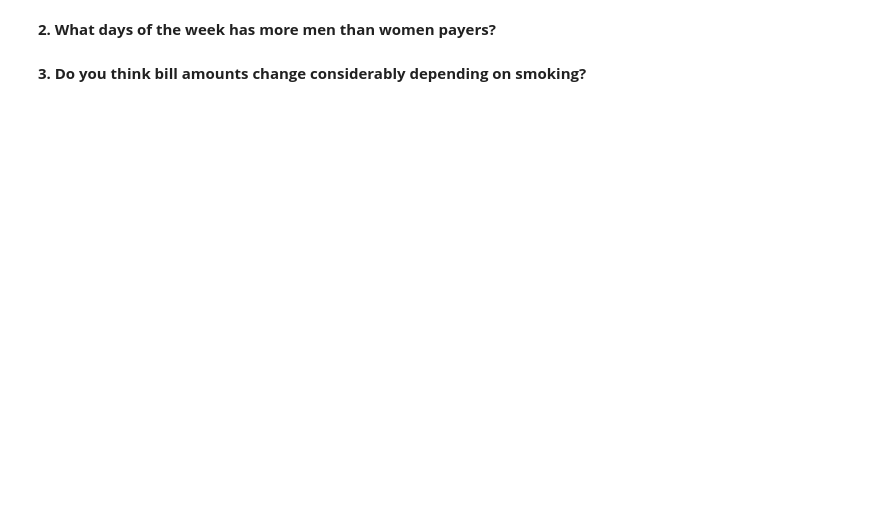
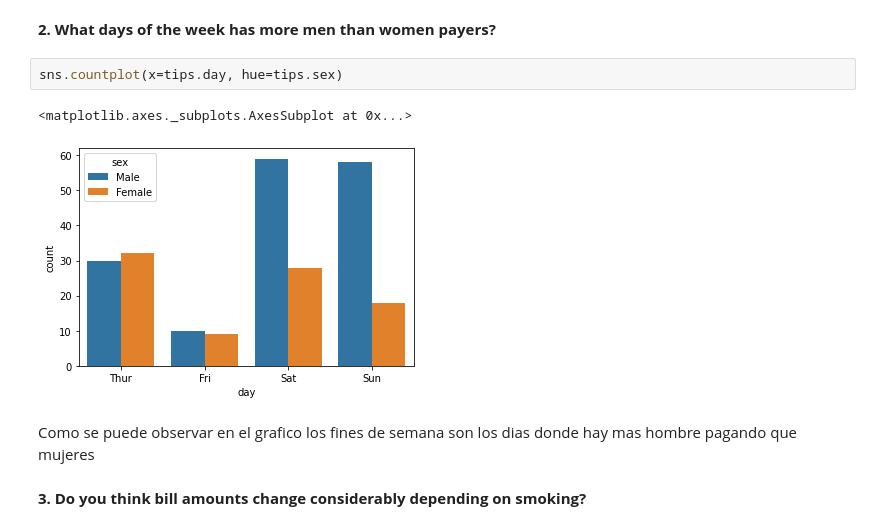
Before and after one commit to ironhack-datalabs/datamad1020-rev, a Jupyter notebook: module-1/lab-matplotlib-seaborn/your-code/challenge-1.ipynb, the cells around one changed output. Cells and saved outputs as stored; diff of their text form; blank space fills up the shorter version.

```diff
--- a/module-1/lab-matplotlib-seaborn/your-code/challenge-1.ipynb
+++ b/module-1/lab-matplotlib-seaborn/your-code/challenge-1.ipynb
@@ -15,4 +41,11 @@ Answer all questions by drawing a graph. Then explain.
 # %% [markdown]
 **2. What days of the week has more men than women payers?**
+# %%
+sns.countplot(x=tips.day, hue=tips.sex)
+# %% [output]
+<matplotlib.axes._subplots.AxesSubplot at 0x...>
+[figure, added]
+# %% [markdown]
+Como se puede observar en el grafico los fines de semana son los dias donde hay mas hombre pagando que mujeres
 # %% [markdown]
 **3. Do you think bill amounts change considerably depending on smoking?**
```
Also changed, not shown: parts of 9 cells of this notebook, 1 other file.
